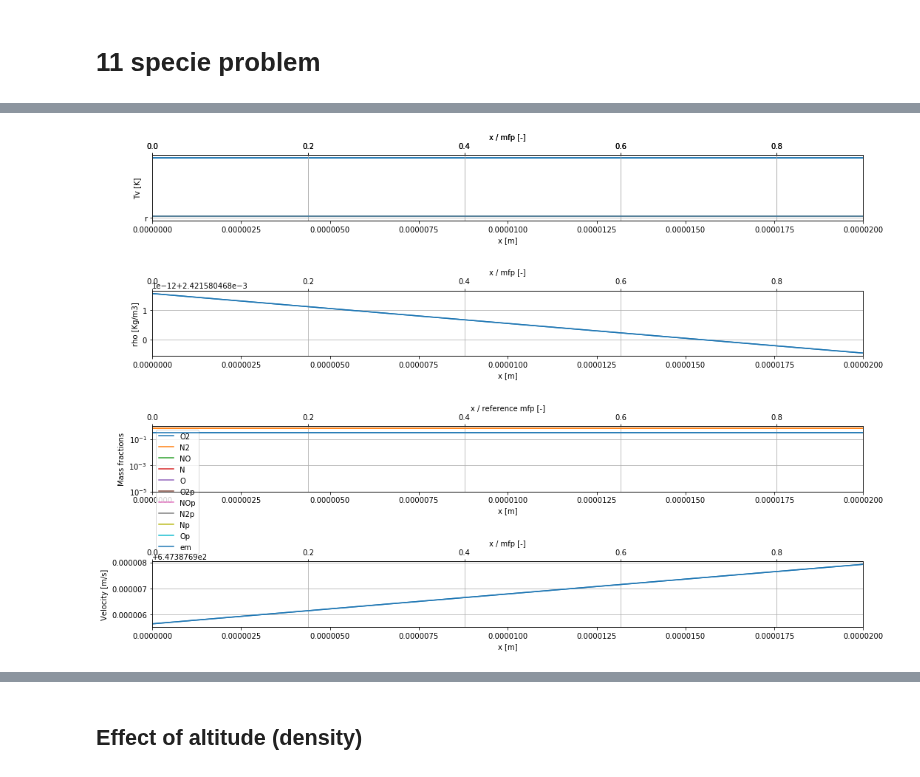
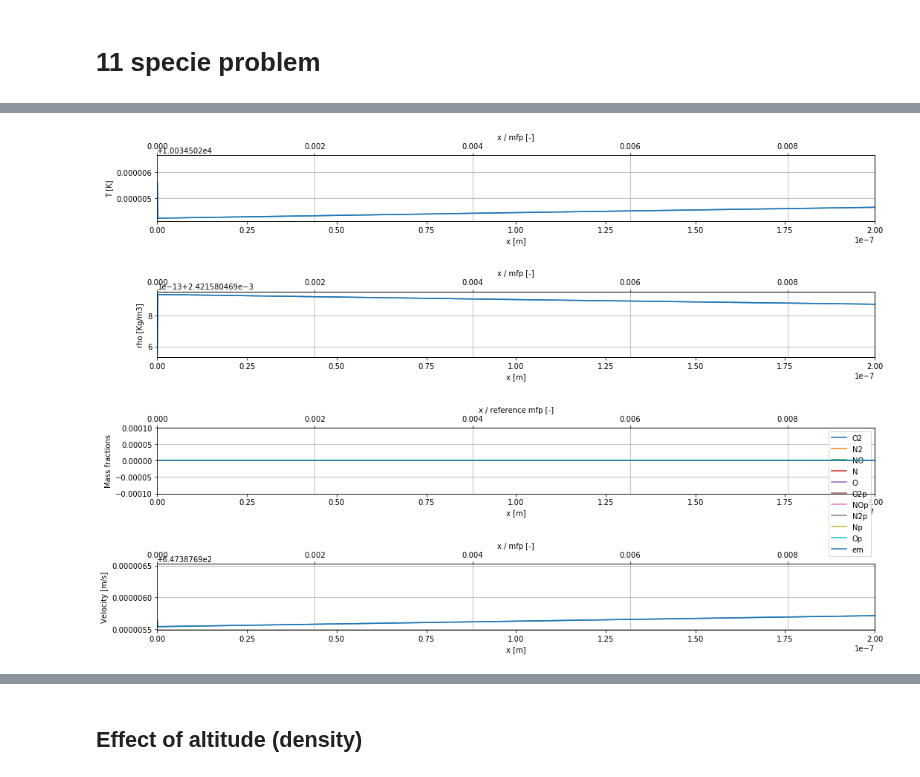
Before and after one commit to 20edo/Reactive_shock_air, a Jupyter notebook: Reactive_Air_shock_2T_DEV.ipynb, the cells around one changed output, grey strips where cells are left out. Saved outputs shown, nothing was run; the diff lists cells and outputs as text; code cells hidden in the pictures.

```diff
--- a/Reactive_Air_shock_2T_DEV.ipynb
+++ b/Reactive_Air_shock_2T_DEV.ipynb
@@ -413,10 +437,10 @@ NOdiss.add_subreaction(subreaction([NO, N2], [N, O, N2], [1, 1], [1, 1, 1], 2.3e
                                   -0.5, 75500))
 NOdiss.add_subreaction(subreaction([NO, O2], [N, O, O2], [1, 1], [1, 1, 1], 2.3e17/1e6,
                                   -0.5, 75500))
-# NOdiss.add_subreaction(subreaction([NO, NO], [N, O, NO], [1, 1], [1, 1, 1], 2.3e17/1e6,
+NOdiss.add_subreaction(subreaction([NO, NO], [N, O, NO], [1, 1], [1, 1, 1], 2.3e17/1e6,
+                                  -0.5, 75500))
+# NOdiss.add_subreaction(subreaction([NO], [N, O, NO], [2], [1, 1, 1], 2.3e17/1e6,
 #                                   -0.5, 75500))
-NOdiss.add_subreaction(subreaction([NO], [N, O, NO], [2], [1, 1, 1], 2.3e17/1e6,
-                                  -0.5, 75500))
 NOdiss.add_subreaction(subreaction([NO, N2p], [N, O, N2p], [1, 1], [1, 1, 1], 2.3e17/1e6,
                                   -0.5, 75500))
 NOdiss.add_subreaction(subreaction([NO, O2p], [N, O, O2p], [1, 1], [1, 1, 1], 2.3e17/1e6,
@@ -850,6 +967,8 @@ def compute_Sv(self, rho, T, Y, Tv, Sy):
     ts = np.zeros(len(self.specie))
     e_ve_eq = np.zeros(len(self.specie))
     e_ve = np.zeros(len(self.specie))
+    e_v_eq = np.zeros(len(self.specie))
+    e_v = np.zeros(len(self.specie))
     Svt = np.zeros(len(self.specie))
     for j in range(len(self.specie)):
         # xr = np.zeros(len(self.specie))
@@ -860,13 +979,15 @@ def compute_Sv(self, rho, T, Y, Tv, Sy):
 
         xr = rho * Y / mmol
         mu_sr = mmol[j] * mmol / (mmol[j] + mmol)     # reduced molecular weight of colliding species
-        A_sr = 1.16e-3 * mu_sr**(1/2) * th_v**(4/3)
+        A_sr = 1.16e-3 * mu_sr**(1/2) * th_v[j]**(4/3)
         B_sr = 0.015 * mu_sr**(1/4)
         tau_sr = 101325 / p * np.exp(A_sr * (T**(-1/3) - B_sr) - 18.42)
         ts[j] = np.sum(xr) / np.sum(xr / tau_sr)      # CANCELLARE controllare sommatoria (cfr Zanardi 2.124)
-        inutile1, e_ve_eq[j], inutile2, inutile3 = self.specie[j].energy_2T(T, T)  # vibrational-electronic energy calculated with the translational temperature
-        inutile1, e_ve[j], inutile2, inutile3 = self.specie[j].energy_2T(T, Tv)
-        Svt[j] = rho * Y[j] * (e_ve_eq[j] - e_ve[j]) / ts[j]
+        # inutile1, e_ve_eq[j], inutile2, inutile3 = self.specie[j].energy_2T(T, T)  # vibrational-electronic energy calculated with the translational temperature
+        # inutile1, e_ve[j], inutile2, inutile3 = self.specie[j].energy_2T(T, Tv)
+        e_v[j] = self.specie[j].energy_vib_2T(T, Tv)
+        e_v_eq[j] = self.specie[j].energy_vib_2T(T, T)
+        Svt[j] = rho * Y[j] * (e_v_eq[j] - e_v[j]) / ts[j]
     # Svt = rho * Y * (e_ve_eq - e_ve) / ts
     Sc = Sy * e_ve
     Sv = np.sum(Svt) + np.sum(Sc)
@@ -1358,7 +1479,7 @@ def Euler_system_2T(self, x, x_x):
 
     e2_tr, e2_ve, cv_tr, cv_ve = self.energy_2T( Y, T, Tv )
     e_Y_tr, e_Y_ve             = self.e_Y_2T( Y, T, Tv)
-
+    e_Y_v = self.e_Y_v(Y, T, Tv)
     e_Y_tot = e_Y_tr + e_Y_ve
 
     # p_x does not change
@@ -1375,8 +1496,12 @@ def Euler_system_2T(self, x, x_x):
 
     p = self.R(Y) * rho * T
 
-    S, Se = self.compute_Sy(rho, T, Y)
+    S_1T, Se = self.compute_Sy(rho, T, Y)
+    S, Se = self.compute_Sy_2T(rho, T, Y, Tv)
     Svt = self.compute_Sv(rho, T, Y, Tv, S)
+    # print('S_1t = ' + str(S_1T))
+    # print('S = ' + str(S))
+
 
     if debug:
         print('Euler system R                                : ' + str(self.R(Y)))
@@ -1399,9 +1524,13 @@ def Euler_system_2T(self, x, x_x):
     # Momentum equation
     u_xc  = -  p_x / rho / u
 
+    # print('Svt =' + str(Svt))
+    # Svt = 0
+
     # Energy equation                                           # new term : de_ve/dTv * dTv/dx
     T_xc  = float((p / rho ** 2 * rho_x - np.sum(e_Y_tot * Y_x) - cv_ve * Tv_x) / cv_tr)
-    Tv_xc = float((Svt - np.sum(e_Y_ve * Y_x)) / cv_ve)
+    Tv_xc = float((Svt - np.sum(e_Y_v * Y_x)) / cv_ve)
+    # print('Tv_xc =' + str(Tv_xc))
 
     #e_xc  = p / rho ** 2 * rho_x + Se + rho * u_x + 1 / 2 * rho_x * u
 
@@ -1474,7 +1603,7 @@ def solve_2T(self, xf = 2e-5):
         y0.append(i)
                                                                                     # True
     sol = itg.solve_ivp(self.Euler_x_2T,
-                              [0.0, xf], y0, method='LSODA', t_eval=None, dense_output=True, first_step=self.mfp / 1e5,
+                              [0.0, xf], y0, method='BDF', t_eval=None, dense_output=True, first_step=self.mfp / 1e5,
                               events=None, vectorized=False, args=None, rtol=rtol, atol=atol)
 
     self.sol_rho, self.sol_u, self.sol_T, self.sol_Tv, self.sol_Y = sol.y[0,:], sol.y[1,:], sol.y[2,:], sol.y[3,:], sol.y[4:,:]
@@ -2030,18 +2165,19 @@ ax.plot(_11specie.sol_x, _11specie.sol_T)
 # %%
-xmax = 2e-5
+xmax = 2e-7
 xmax_l = 3e7
 
 fig, ax = plt.subplots(4, 1,)
 _11specie.plot_T(ax[0], xmax = xmax)
-_11specie.plot_Tv(ax[0], xmax = xmax)
+# _11specie.plot_Tv(ax[0], xmax = xmax)
 _11specie.plot_rho(ax[1], xmax = xmax)
-# ax[1].set_ylim(2.2e-3,2.6e-3)
-_11specie.logplot_Y(ax[2], xmax = xmax)
+# ax[2].set_ylim(2.2e-3,2.6e-3)
+_11specie.plot_Y(ax[2], xmax = xmax)
+ax[2].set_ylim(-1e-4,1e-4)
 _11specie.plot_u(ax[3], xmax = xmax)
 
 fig.tight_layout()
 # %% [output]
-[figure, old version]
+[figure, new version]
 # %%
 _11specie.validate_2T()
 # %% [output]
```
Also changed, not shown: parts of 18 cells of this notebook.
